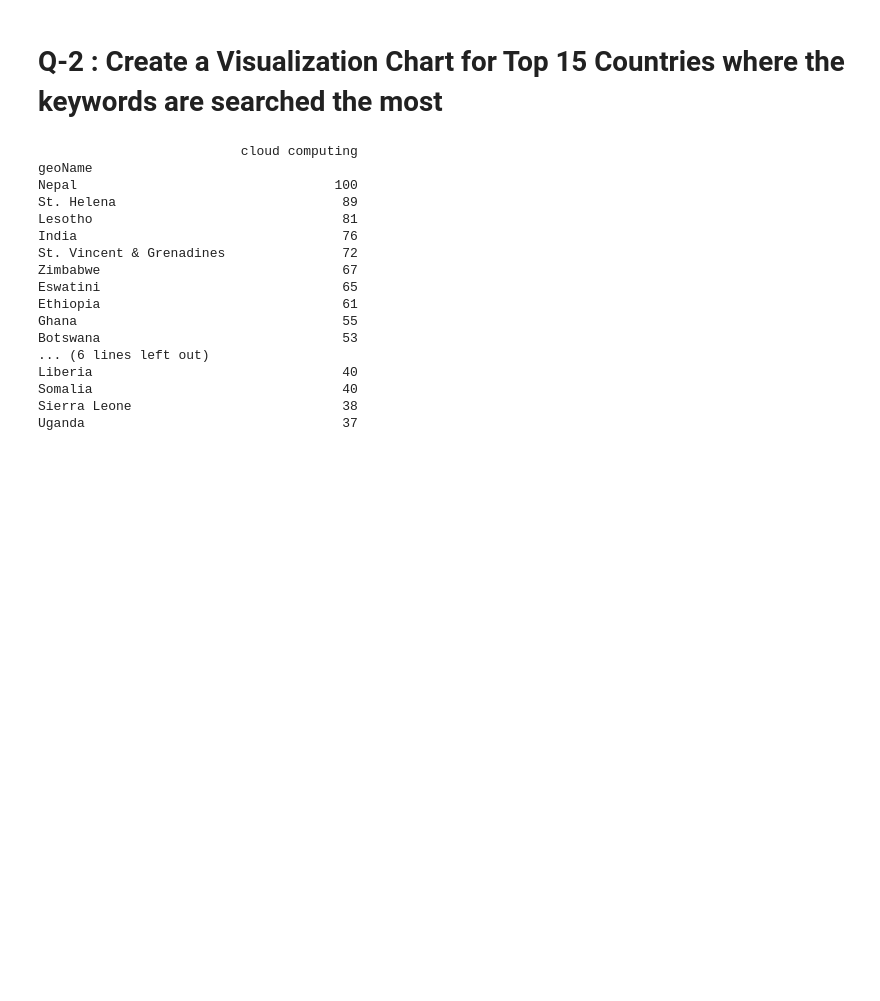
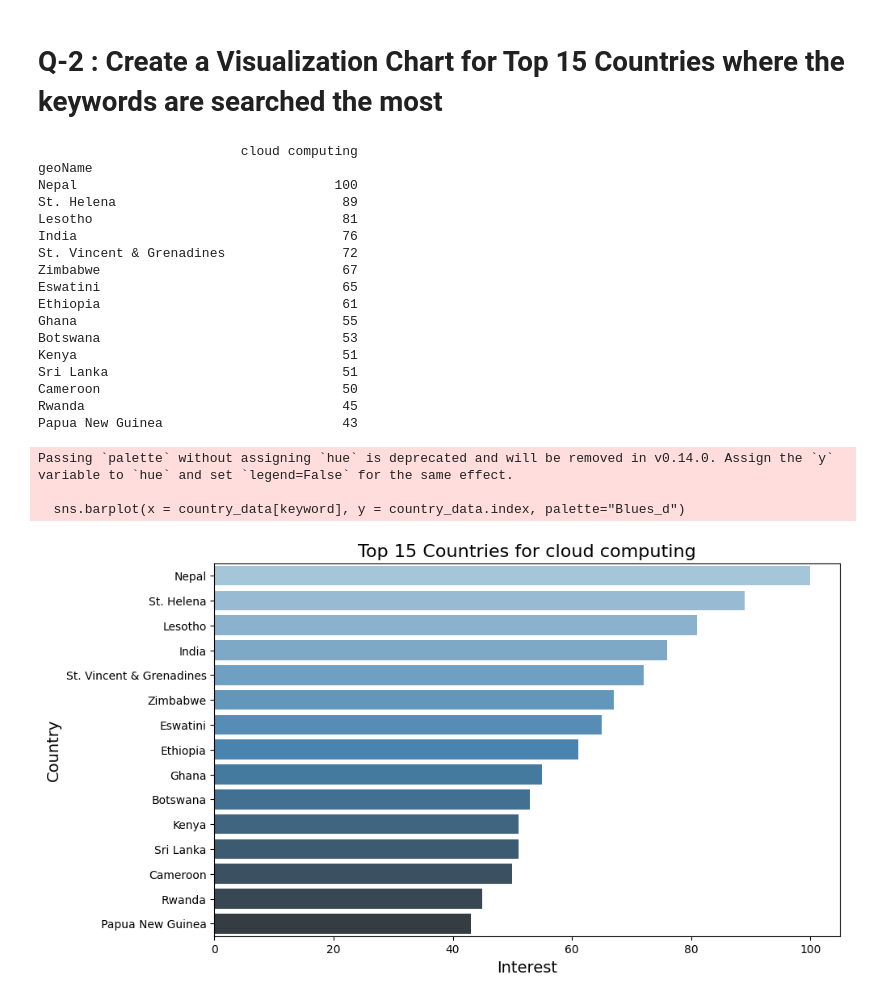
Before and after one commit to Vanshaj14Mohan/Google-Data-Analysis, a Jupyter notebook: Files/main.ipynb, the cells around one changed output. Drawn from its saved outputs; the diff is of its cells as text; code cells hidden in the pictures; blank space fills up the shorter version.

```diff
--- a/Files/main.ipynb
+++ b/Files/main.ipynb
@@ -91,7 +91,7 @@ data.head()
 # %%
 #Country Wise
 country_data = pytrends.interest_by_region(resolution='COUNTRY', inc_low_vol=True, inc_geo_code=False)
-country_data = country_data.sort_values(by=keyword, ascending=False).head(20)
+country_data = country_data.sort_values(by=keyword, ascending=False).head(15)
 print(country_data)
 # %% [output]
                           cloud computing
@@ -106,8 +106,20 @@ Eswatini                               65
 Ethiopia                               61
 Ghana                                  55
 Botswana                               53
-... (6 lines left out)
-Liberia                                40
-Somalia                                40
-Sierra Leone                           38
-Uganda                                 37
+Kenya                                  51
+Sri Lanka                              51
+Cameroon                               50
+Rwanda                                 45
+Papua New Guinea                       43
+# %%
+plt.figure(figsize=(10,6))
+sns.barplot(x = country_data[keyword], y = country_data.index, palette="Blues_d")
+plt.title(f'Top 15 Countries for {keyword}', fontsize=16)
+plt.xlabel('Interest', fontsize=14)
+plt.ylabel('Country', fontsize=14)
+plt.show()
+# %% [output]
+Passing `palette` without assigning `hue` is deprecated and will be removed in v0.14.0. Assign the `y` variable to `hue` and set `legend=False` for the same effect.
+
+  sns.barplot(x = country_data[keyword], y = country_data.index, palette="Blues_d")
+[figure, added]
```
